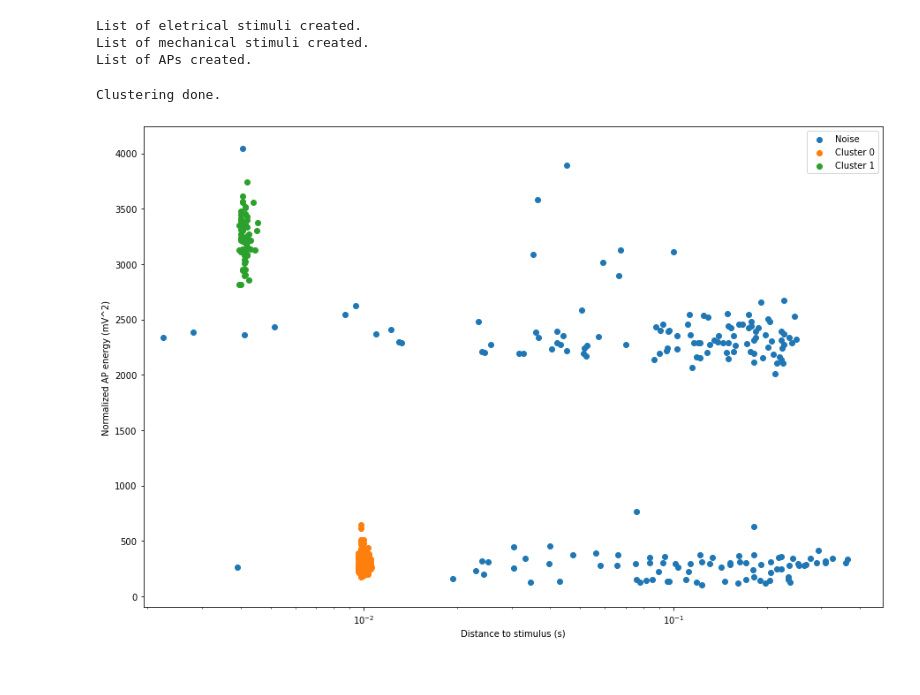
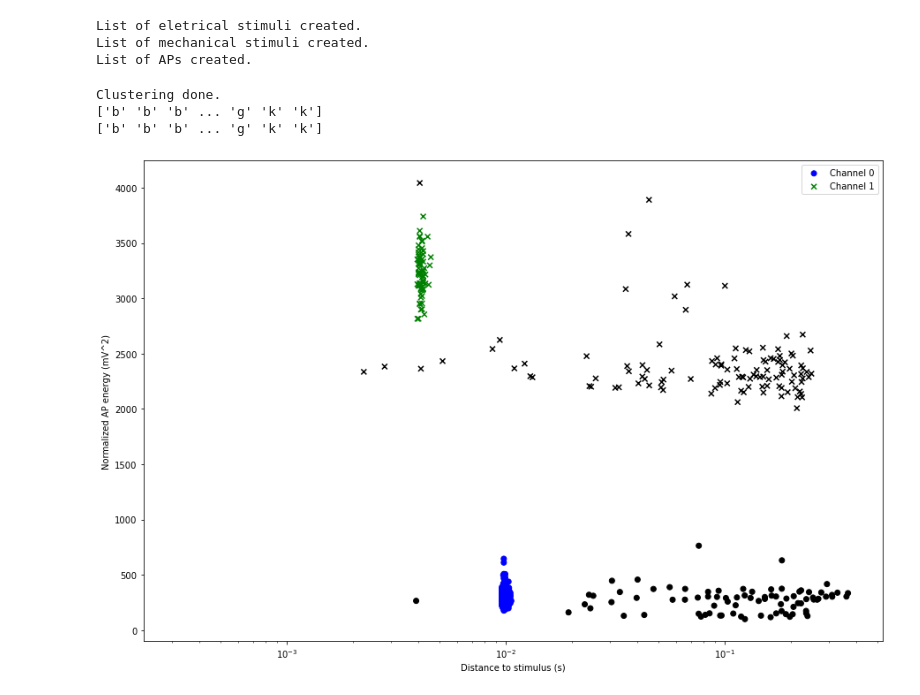
Before and after one commit to rwth-imi/openMNGlab, a Jupyter notebook: code/DBSCAN-Clustering.ipynb, the cells around one changed output. Cells and saved outputs as stored; diff of their text form; code cells hidden in the pictures.

Commit message:
Added marker codes to get information about the matched template in the scatterplot

```diff
--- a/code/DBSCAN-Clustering.ipynb
+++ b/code/DBSCAN-Clustering.ipynb
@@ -56,35 +56,61 @@ import matplotlib.pyplot as plt
 
 # build feature vectors from the features provided by AP class
 features = np.array([[ap.getDistanceToPreviousElectricalStimulus(), ap.getNormalizedEnergy()] for ap in actpots])
+channel_indices = np.array([ap.getChannelIndex() for ap in actpots])
 labels = DBSCAN(eps = 0.0025, min_samples = 10, metric = clustering_metrics.actionPotDistance_ElStim_Energy).fit_predict(features)
 print("Clustering done.")
 
 # initialize figure
 plt.figure(figsize = (15, 10))
 
 # where to save the results
 results_folder = "../results/"
 results_ending = ".png"
 
+'''
 # iterate over all the clusters and plot them
 cluster_index = -1
 while cluster_index <= max(labels):
     # get a mask for all samples belonging to the cluster and retrieve those feature vectors
     indices = (labels == cluster_index)
+    print(indices)
     cluster_features = features[indices]
+
     # plot the cluster with the appropriate label
     # print("Plotting cluster: " + str(cluster_index))
     plt.scatter(x = cluster_features[: , 0], y = cluster_features[:, 1], label = "Cluster " + str(cluster_index) if cluster_index > -1 else "Noise")
     # go to the next cluster
     cluster_index = cluster_index + 1
+'''
+
+markers = ['o', 'x', 's', 'D']
+cluster_colors = ['b', 'g', 'r', 'c', 'm', 'y', 'k']
+
+channel_index = 0
+while channel_index <= max(channel_indices):
+    # get a mask for all APs from this channel
+    indices = (channel_indices == channel_index)
+
+    # get the 'cut' list of features and the colors corresponding to their cluster membership
+    channel_features = features[indices, :]
+    colors = np.array([cluster_colors[label] for label in labels])
+    colors = colors[indices]
+
+    # plot APs with marker according to channel index
+    plt.scatter(x = channel_features[:, 0], y = channel_features[:, 1], c = colors, marker = markers[channel_index], label = "Template " + str(channel_index))
+
+    channel_index = channel_index + 1
+
 
 plt.xlabel("Distance to stimulus (s)")
 plt.xscale('log')
 # plt.xlim(0, 0.0125)
 plt.ylabel("Normalized AP energy (mV^2)")
 plt.legend()
 plt.savefig(results_folder + "dbscan_clustering_" + file_name + results_ending, dpi = 400)
 plt.show()
 # %% [output]
 Clustering done.
+['b' 'b' 'b' ... 'g' 'k' 'k']
+['b' 'b' 'b' ... 'g' 'k' 'k']
-[figure, old version]
+[figure, new version]
```
Also changed, not shown: 3 other files.
